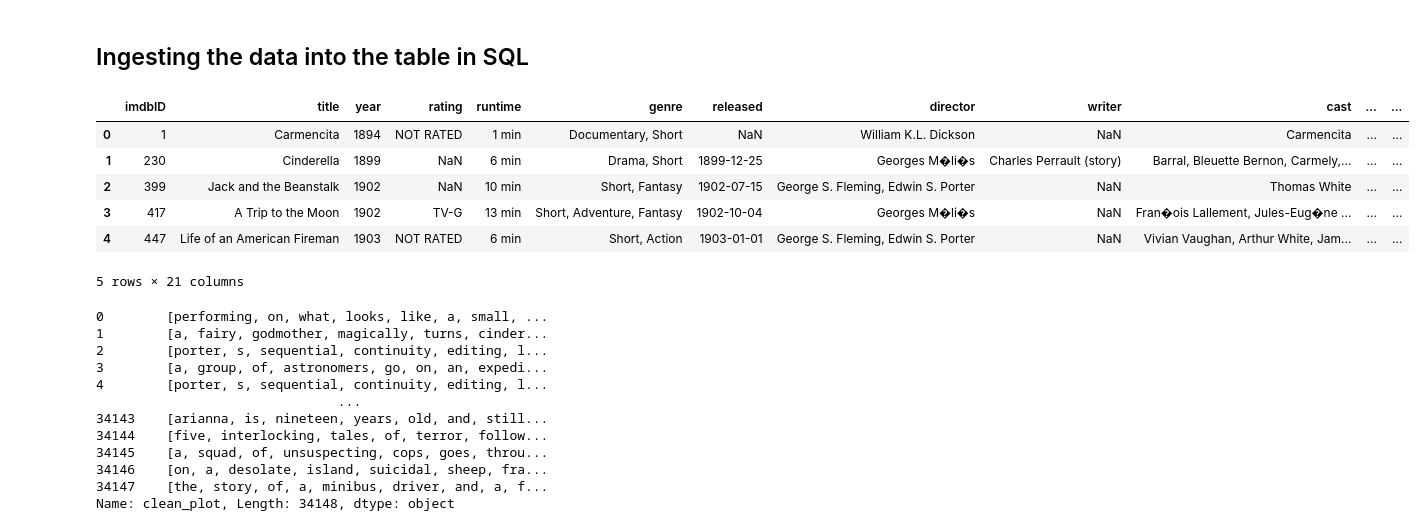
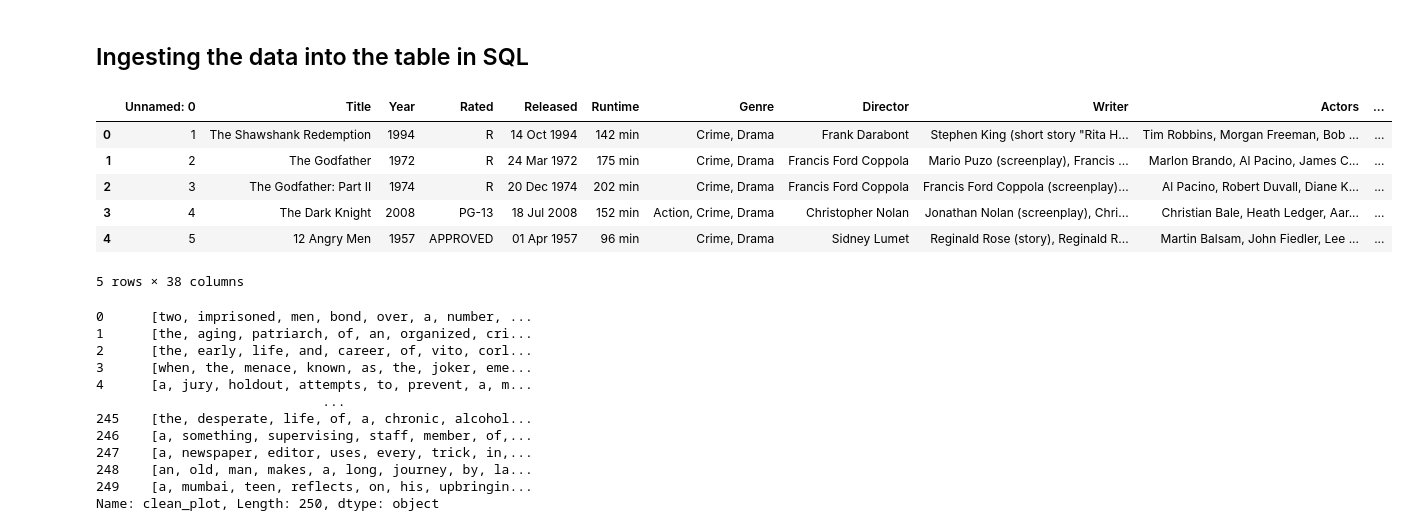
Before and after one commit to ParamDesai111/Movie-Recommendation-System, a Jupyter notebook: app/recommendations_system/IngestIntoTable.ipynb, the cells around one changed output. Saved outputs shown, nothing was run; the diff lists cells and outputs as text; code cells hidden in the pictures.

```diff
--- a/app/recommendations_system/IngestIntoTable.ipynb
+++ b/app/recommendations_system/IngestIntoTable.ipynb
@@ -42,20 +42,20 @@ servername = read_config()['servername']
 # %% [markdown]
 ## Ingesting the data into the table in SQL
 # %%
-file_path = '../cleaned_movies1.csv'
+file_path = '../IMDB_Top250Engmovies2_OMDB_Detailed.csv'
 df = pd.read_csv(file_path)
 
 df.head()
 # %% [output]
-|  | imdbID | title | year | rating | runtime | genre | released | director | writer | cast | ... | ... |
-| 0 | 1 | Carmencita | 1894 | NOT RATED | 1 min | Documentary, Short | NaN | William K.L. Dickson | NaN | Carmencita | ... | ... |
-| 1 | 230 | Cinderella | 1899 | NaN | 6 min | Drama, Short | 1899-12-25 | Georges M�li�s | Charles Perrault (story) | Barral, Bleuette Bernon, Carmely,... | ... | ... |
-| 2 | 399 | Jack and the Beanstalk | 1902 | NaN | 10 min | Short, Fantasy | 1902-07-15 | George S. Fleming, Edwin S. Porter | NaN | Thomas White | ... | ... |
-| 3 | 417 | A Trip to the Moon | 1902 | TV-G | 13 min | Short, Adventure, Fantasy | 1902-10-04 | Georges M�li�s | NaN | Fran�ois Lallement, Jules-Eug�ne ... | ... | ... |
-| 4 | 447 | Life of an American Fireman | 1903 | NOT RATED | 6 min | Short, Action | 1903-01-01 | George S. Fleming, Edwin S. Porter | NaN | Vivian Vaughan, Arthur White, Jam... | ... | ... |
+|  | Unnamed: 0 | Title | Year | Rated | Released | Runtime | Genre | Director | Writer | Actors | ... |
+| 0 | 1 | The Shawshank Redemption | 1994 | R | 14 Oct 1994 | 142 min | Crime, Drama | Frank Darabont | Stephen King (short story "Rita H... | Tim Robbins, Morgan Freeman, Bob ... | ... |
+| 1 | 2 | The Godfather | 1972 | R | 24 Mar 1972 | 175 min | Crime, Drama | Francis Ford Coppola | Mario Puzo (screenplay), Francis ... | Marlon Brando, Al Pacino, James C... | ... |
+| 2 | 3 | The Godfather: Part II | 1974 | R | 20 Dec 1974 | 202 min | Crime, Drama | Francis Ford Coppola | Francis Ford Coppola (screenplay)... | Al Pacino, Robert Duvall, Diane K... | ... |
+| 3 | 4 | The Dark Knight | 2008 | PG-13 | 18 Jul 2008 | 152 min | Action, Crime, Drama | Christopher Nolan | Jonathan Nolan (screenplay), Chri... | Christian Bale, Heath Ledger, Aar... | ... |
+| 4 | 5 | 12 Angry Men | 1957 | APPROVED | 01 Apr 1957 | 96 min | Crime, Drama | Sidney Lumet | Reginald Rose (story), Reginald R... | Martin Balsam, John Fiedler, Lee ... | ... |
-5 rows × 21 columns
+5 rows × 38 columns
 # %%
-df['clean_plot'] = df['plot'].str.lower() #Convert to lower case
+df['clean_plot'] = df['Plot'].str.lower() #Convert to lower case
 
 #Regex, numbers and spaces and puncuations
 
@@ -73,18 +73,18 @@ df['clean_plot'] = df['clean_plot'].apply(lambda x: nltk.word_tokenize(x))
 
 df['clean_plot']
 # %% [output]
-0        [performing, on, what, looks, like, a, small, ...
-1        [a, fairy, godmother, magically, turns, cinder...
-2        [porter, s, sequential, continuity, editing, l...
-3        [a, group, of, astronomers, go, on, an, expedi...
-4        [porter, s, sequential, continuity, editing, l...
-                               ...
-34143    [arianna, is, nineteen, years, old, and, still...
-34144    [five, interlocking, tales, of, terror, follow...
-34145    [a, squad, of, unsuspecting, cops, goes, throu...
-34146    [on, a, desolate, island, suicidal, sheep, fra...
-34147    [the, story, of, a, minibus, driver, and, a, f...
-Name: clean_plot, Length: 34148, dtype: object
+0      [two, imprisoned, men, bond, over, a, number, ...
+1      [the, aging, patriarch, of, an, organized, cri...
+2      [the, early, life, and, career, of, vito, corl...
+3      [when, the, menace, known, as, the, joker, eme...
+4      [a, jury, holdout, attempts, to, prevent, a, m...
+                             ...
+245    [the, desperate, life, of, a, chronic, alcohol...
+246    [a, something, supervising, staff, member, of,...
+247    [a, newspaper, editor, uses, every, trick, in,...
+248    [an, old, man, makes, a, long, journey, by, la...
+249    [a, mumbai, teen, reflects, on, his, upbringin...
+Name: clean_plot, Length: 250, dtype: object
 # %%
 # Remove all the stop words
 nltk.download('stopwords')
```
Also changed, not shown: parts of 14 cells of this notebook, 2 other files.
